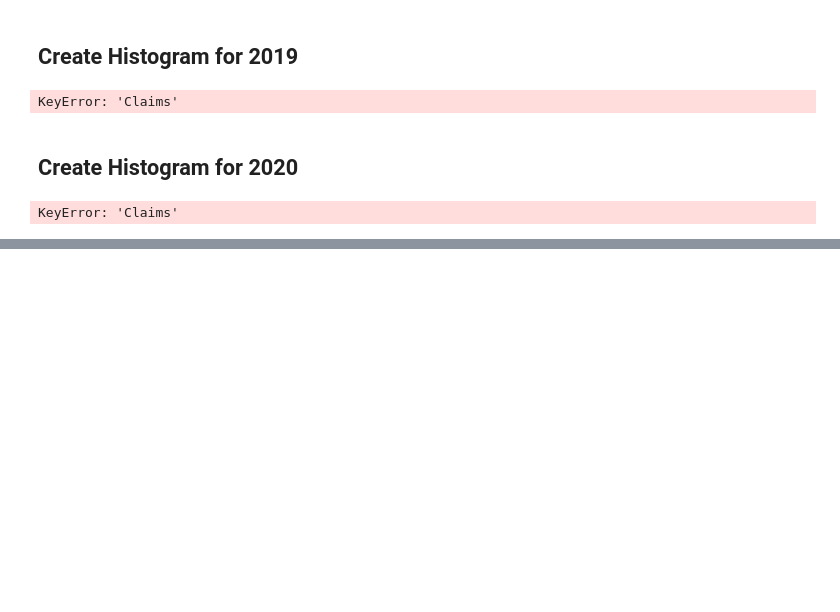
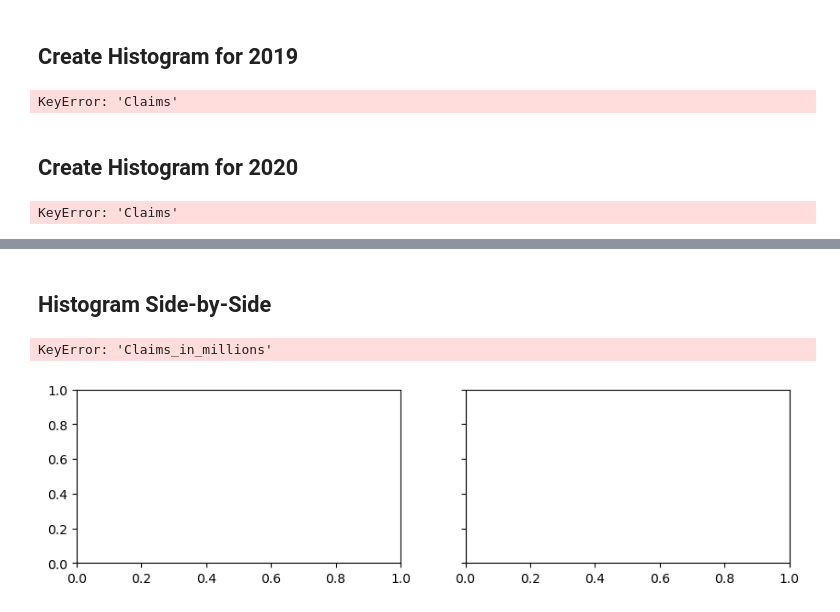
Before and after one commit to amajor/data-visualization-project-week-5, a Jupyter notebook: unemployment.ipynb, the cells around one changed output, grey strips where cells are left out. Saved outputs shown, nothing was run; the diff lists cells and outputs as text; code cells hidden in the pictures; blank space fills up the shorter version.

```diff
--- a/unemployment.ipynb
+++ b/unemployment.ipynb
@@ -153,0 +172,24 @@ KeyError: 'Claims'
+# %% [markdown]
+## Histogram Side-by-Side
+# %%
+# import pandas as pd
+# from matplotlib import pyplot as plt
+
+df = pd.read_csv(r'./data/State_by_Year.csv')
+
+fig, axes = plt.subplots(1, 2, figsize=(10,2.5), dpi=100, sharex=True, sharey=True)
+colors = ['tab:red', 'tab:blue']
+
+for i, (ax, Year) in enumerate(zip(axes.flatten(), df.Year.unique())):
+    x = df.loc[df.Year==Year, 'Claims_in_millions']
+    ax.hist(x, bins=20, label=str(Year), color=colors[i], edgecolor = 'black')
+    ax.set_title(Year)
+    ax.set_xlabel('Claims (in millions)', fontsize = 12, color = 'b')
+
+plt.ylim(0, 40)
+
+plt.suptitle('COVID Impact on Unemployment Claims', y=1.05, size=16)
+#plt.tight_layout();
+# %% [output]
+KeyError: 'Claims_in_millions'
+[figure, added]
```
Also changed, not shown: parts of 8 cells of this notebook, 2 other files.
